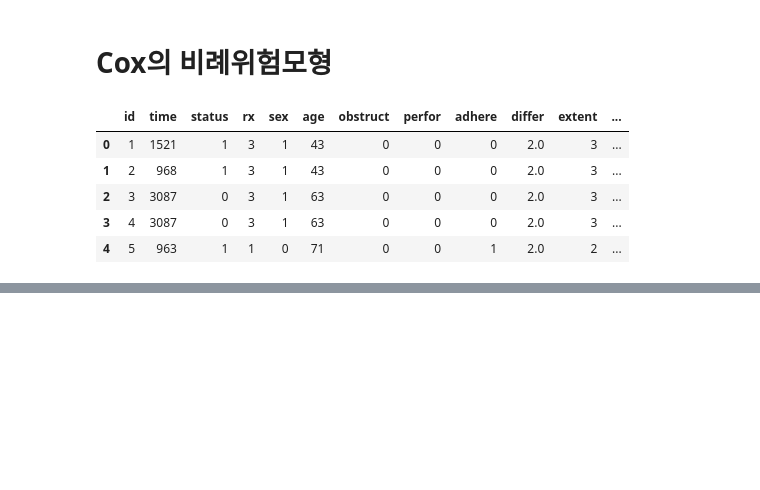
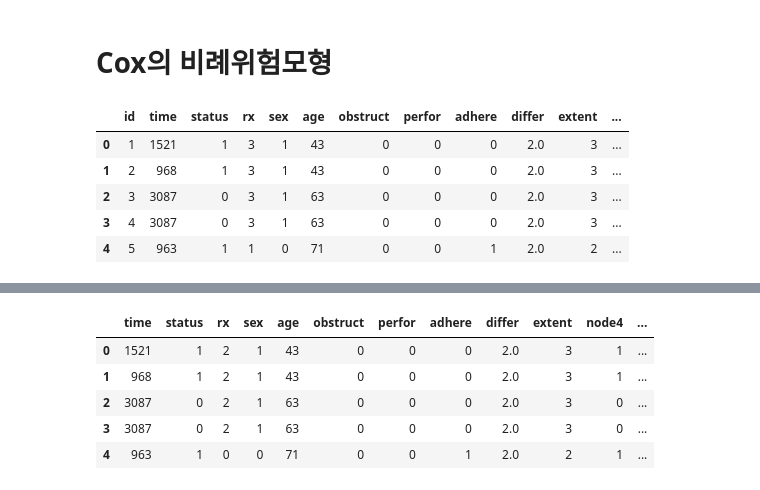
Before and after one commit to scalefreeus/peanuts, a Jupyter notebook: notebooks/statistics/survival.ipynb, the cells around one changed output, grey strips where cells are left out. Drawn from its saved outputs; the diff is of its cells as text; code cells hidden in the pictures; blank space fills up the shorter version.

```diff
--- a/notebooks/statistics/survival.ipynb
+++ b/notebooks/statistics/survival.ipynb
@@ -155,0 +189,3 @@ cph.predict_survival_function(df[:5]).plot()
+# %%
+df['rx'] = df['rx'].astype('category')
+df.dtypes
@@ -155,0 +205,10 @@ cph.predict_survival_function(df[:5]).plot()
+# %%
+df['rx'] = df['rx'].cat.codes
+df.head()
+# %% [output]
+|  | time | status | rx | sex | age | obstruct | perfor | adhere | differ | extent | node4 | ... |
+| 0 | 1521 | 1 | 2 | 1 | 43 | 0 | 0 | 0 | 2.0 | 3 | 1 | ... |
+| 1 | 968 | 1 | 2 | 1 | 43 | 0 | 0 | 0 | 2.0 | 3 | 1 | ... |
+| 2 | 3087 | 0 | 2 | 1 | 63 | 0 | 0 | 0 | 2.0 | 3 | 0 | ... |
+| 3 | 3087 | 0 | 2 | 1 | 63 | 0 | 0 | 0 | 2.0 | 3 | 0 | ... |
+| 4 | 963 | 1 | 0 | 0 | 71 | 0 | 0 | 1 | 2.0 | 2 | 1 | ... |
```
Also changed, not shown: parts of 12 cells of this notebook.
